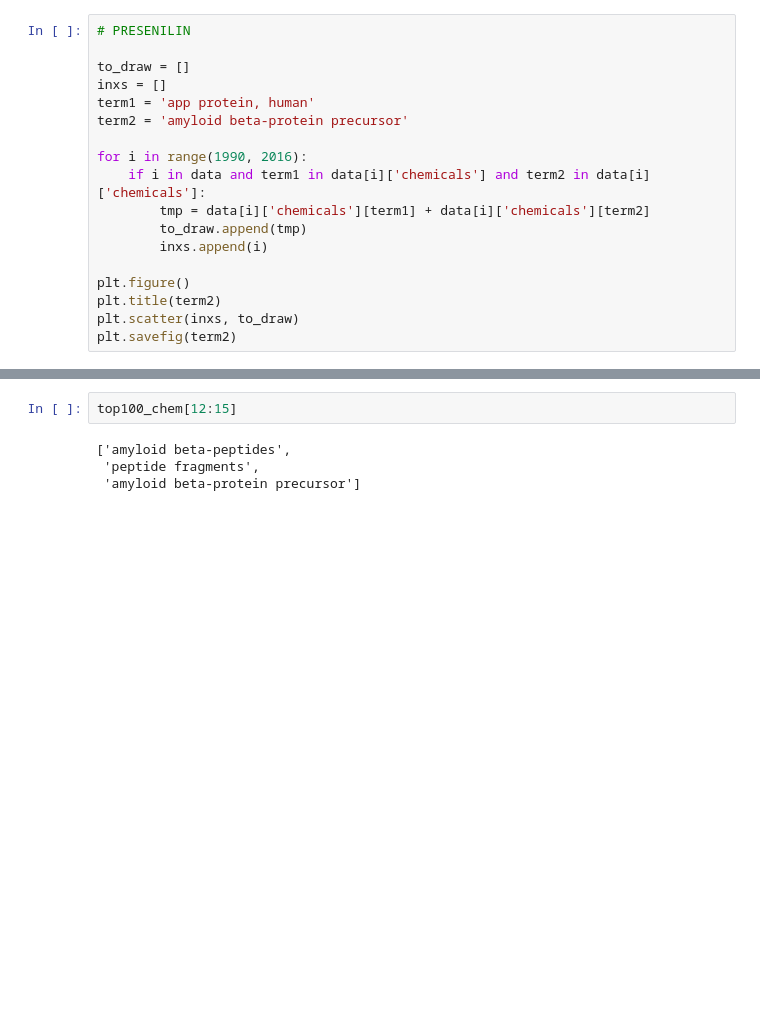
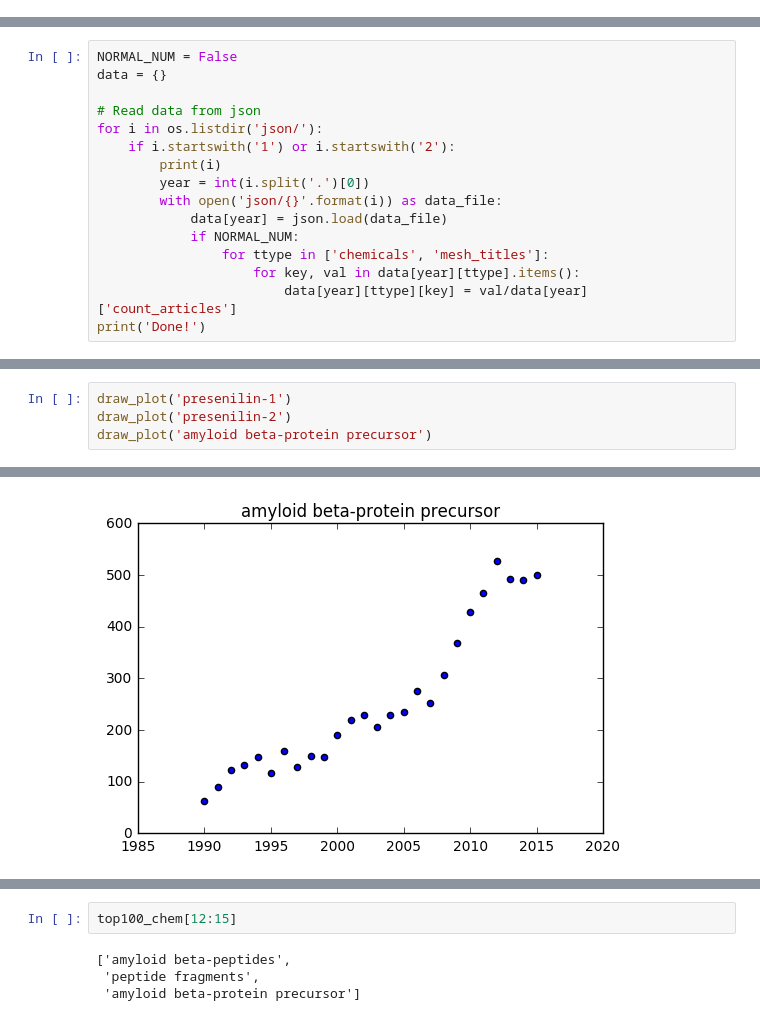
Before and after one commit to akarazeev/BioHack2017, a Jupyter notebook: main.ipynb, the cells around one changed output, grey strips where cells are left out. Cells and saved outputs as stored; diff of their text form; blank space fills up the shorter version.

```diff
--- a/main.ipynb
+++ b/main.ipynb
@@ -569,18 +0,0 @@ plt.savefig(term1)
-# %%
-# PRESENILIN
-
-to_draw = []
-inxs = []
-term1 = 'app protein, human'
-term2 = 'amyloid beta-protein precursor'
-
-for i in range(1990, 2016):
-    if i in data and term1 in data[i]['chemicals'] and term2 in data[i]['chemicals']:
-        tmp = data[i]['chemicals'][term1] + data[i]['chemicals'][term2]
-        to_draw.append(tmp)
-        inxs.append(i)
-
-plt.figure()
-plt.title(term2)
-plt.scatter(inxs, to_draw)
-plt.savefig(term2)
@@ -599,0 +14,16 @@ TGT-1383107-YMG7qHrm3QmBUbedFuMAg2Lb31Qch77GfYfoa6gu0b2SUSYtRY-cas
+# %%
+NORMAL_NUM = False
+data = {}
+
+# Read data from json
+for i in os.listdir('json/'):
+    if i.startswith('1') or i.startswith('2'):
+        print(i)
+        year = int(i.split('.')[0])
+        with open('json/{}'.format(i)) as data_file:
+            data[year] = json.load(data_file)
+            if NORMAL_NUM:
+                for ttype in ['chemicals', 'mesh_titles']:
+                    for key, val in data[year][ttype].items():
+                        data[year][ttype][key] = val/data[year]['count_articles']
+print('Done!')
@@ -599,0 +286,5 @@ TGT-1383107-YMG7qHrm3QmBUbedFuMAg2Lb31Qch77GfYfoa6gu0b2SUSYtRY-cas
+# %%
+draw_plot('presenilin-1')
+draw_plot('presenilin-2')
+draw_plot('amyloid beta-protein precursor')
+# %% [output]
@@ -599,0 +293 @@ TGT-1383107-YMG7qHrm3QmBUbedFuMAg2Lb31Qch77GfYfoa6gu0b2SUSYtRY-cas
+[figure, added]
```
Also changed, not shown: parts of 40 cells of this notebook, 53 other files.
